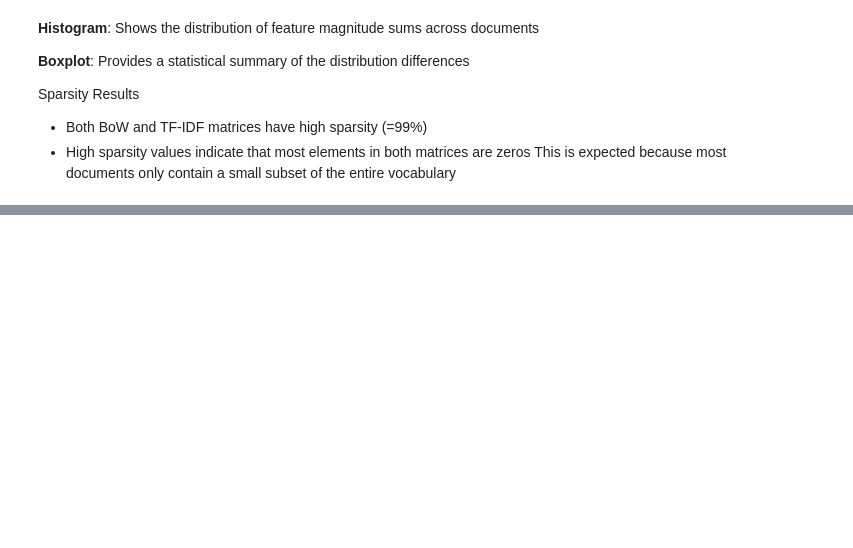
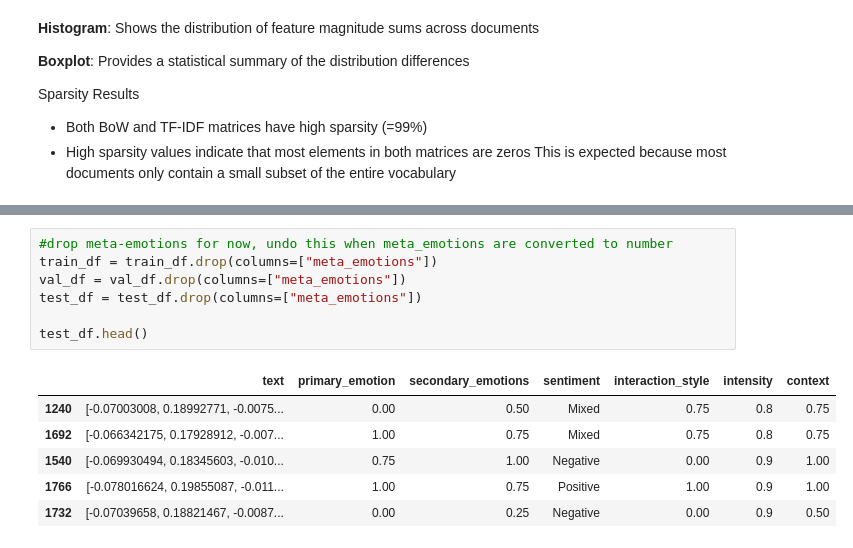
Before and after one commit to franciscoribeiro2003/Emotion_Classifier, a Jupyter notebook: notebooks/02-preprocessing-and-feature-extraction.ipynb, the cells around one changed output, grey strips where cells are left out. Saved outputs shown, nothing was run; the diff lists cells and outputs as text; blank space fills up the shorter version.

```diff
--- a/notebooks/02-preprocessing-and-feature-extraction.ipynb
+++ b/notebooks/02-preprocessing-and-feature-extraction.ipynb
@@ -707,0 +823,14 @@ This is expected because most documents only contain a small subset of the entir
+# %%
+#drop meta-emotions for now, undo this when meta_emotions are converted to number
+train_df = train_df.drop(columns=["meta_emotions"])
+val_df = val_df.drop(columns=["meta_emotions"])
+test_df = test_df.drop(columns=["meta_emotions"])
+
+test_df.head()
+# %% [output]
+|  | text | primary_emotion | secondary_emotions | sentiment | interaction_style | intensity | context |
+| 1240 | [-0.07003008, 0.18992771, -0.0075... | 0.00 | 0.50 | Mixed | 0.75 | 0.8 | 0.75 |
+| 1692 | [-0.066342175, 0.17928912, -0.007... | 1.00 | 0.75 | Mixed | 0.75 | 0.8 | 0.75 |
+| 1540 | [-0.069930494, 0.18345603, -0.010... | 0.75 | 1.00 | Negative | 0.00 | 0.9 | 1.00 |
+| 1766 | [-0.078016624, 0.19855087, -0.011... | 1.00 | 0.75 | Positive | 1.00 | 0.9 | 1.00 |
+| 1732 | [-0.07039658, 0.18821467, -0.0087... | 0.00 | 0.25 | Negative | 0.00 | 0.9 | 0.50 |
```
Also changed, not shown: parts of 20 cells of this notebook.
